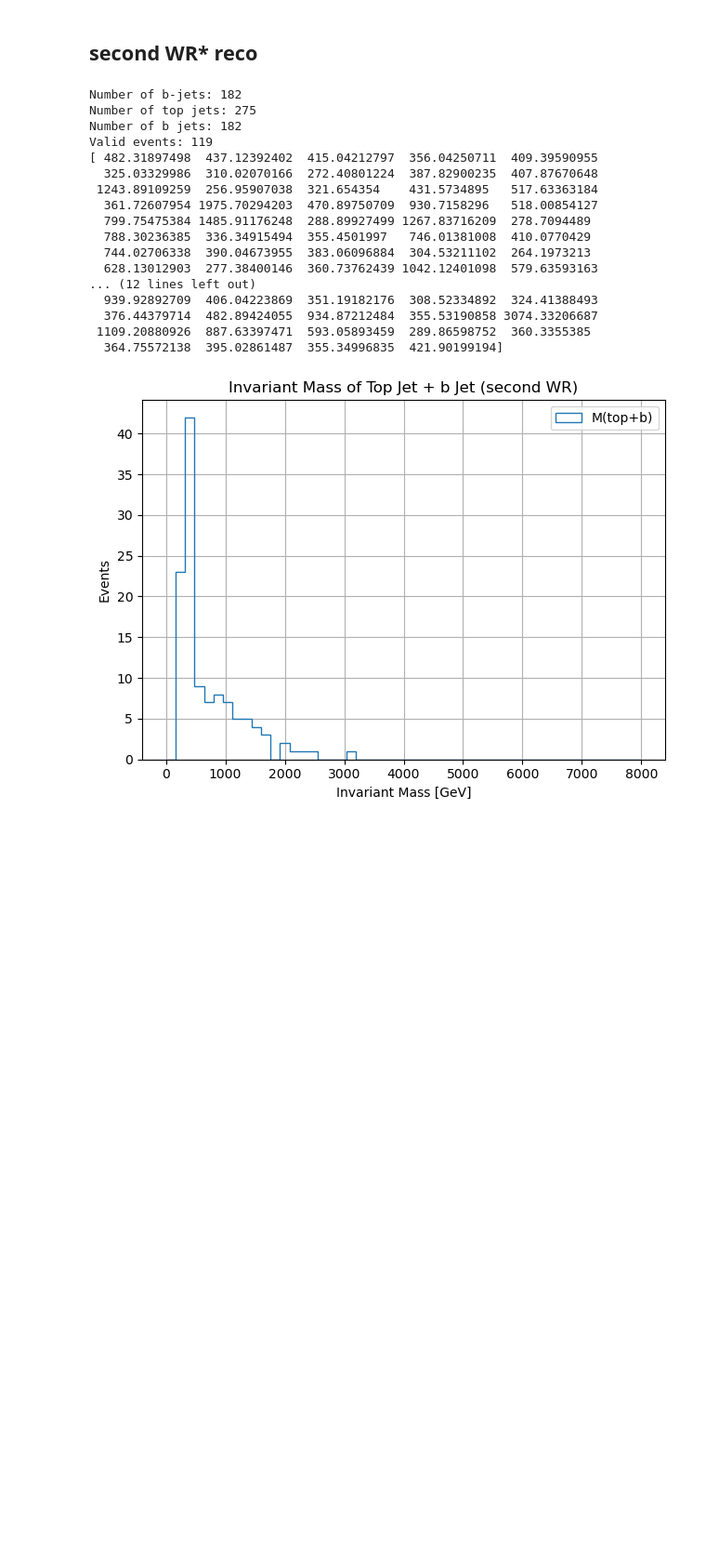
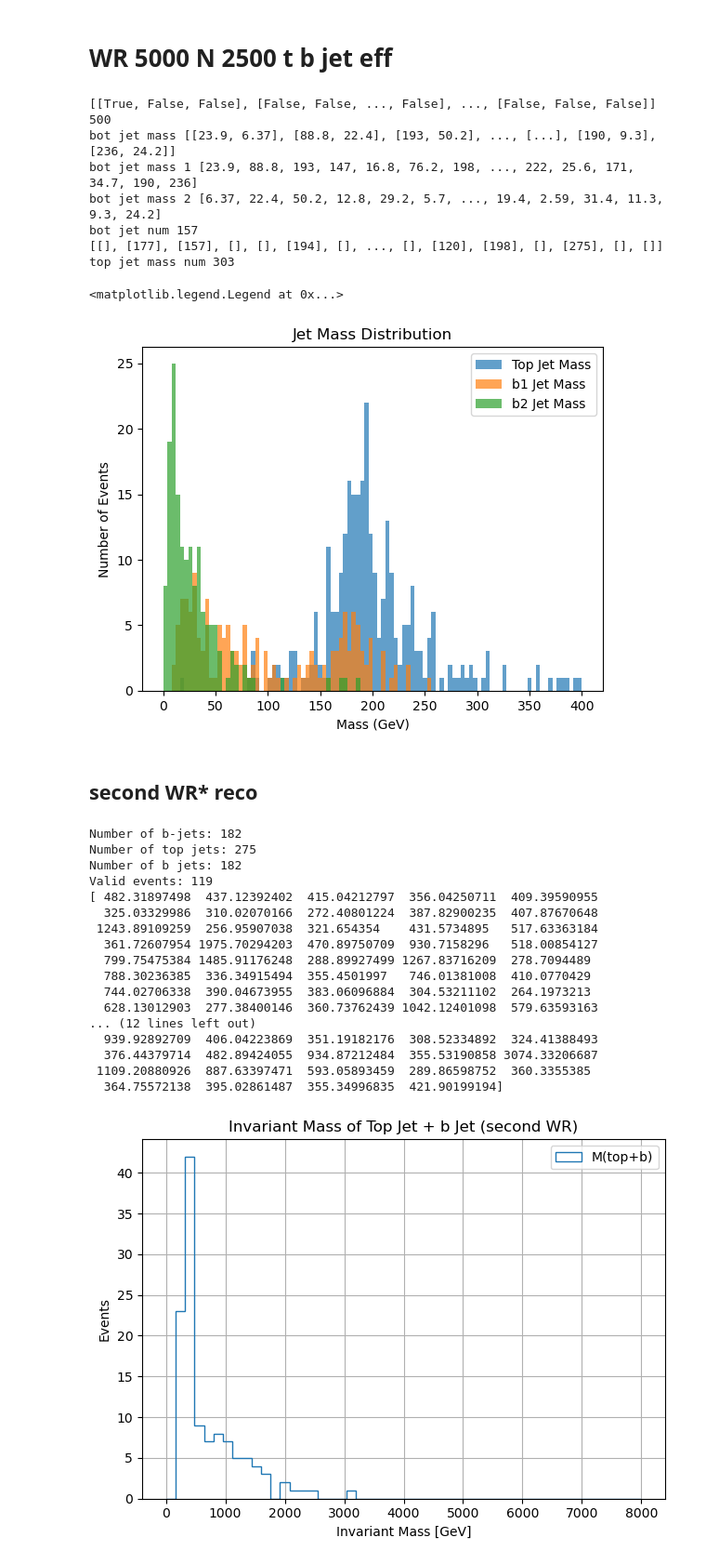
Before and after one commit to HEPchihwan/LRSM_tb_channel, a Jupyter notebook: SAMPLEPRODUCTION/using matrix/Detectorlevel_reco_nocut.ipynb, the cells around one changed output. Shown at 93% size. Drawn from its saved outputs; the diff is of its cells as text; code cells hidden in the pictures; blank space fills up the shorter version.

```diff
--- a/SAMPLEPRODUCTION/using matrix/Detectorlevel_reco_nocut.ipynb
+++ b/SAMPLEPRODUCTION/using matrix/Detectorlevel_reco_nocut.ipynb
@@ -85,3 +80,81 @@ top jet mass num 295
+# %% [markdown]
+# WR 5000 N 2500 t b jet eff
+# %%
+from importlib import import_module
+import os
+import sys
+import argparse
+import linecache
+import uproot
+import vector
+import math
+import numpy as np
+import matplotlib.pyplot as plt
+import awkward as ak
+
+
+
+sample = "/data6/Users/snuintern1/LRSM_tb_channel/SAMPLEPRODUCTION/WRtoNMutoMuMuTB-HadTop_MWR-5000_MN-2500_13p6TeV/Run3Summer22NanoAODv12_WRtoNMutoMuMuTB-HadTop_MWR-5000_MN-2500_13p6TeV_3.root"
+file = uproot.open(sample)
+events = file["Events"]
+keys = events.keys()
+
+pdgid = events["LHEPart_pdgId"].array()
+toptagger = events["FatJet_particleNetWithMass_TvsQCD"].array()
+wtagger = events["FatJet_particleNetWithMass_WvsQCD"].array()
+fatjetmass = events["FatJet_mass"].array()
+fatjetpt = events["FatJet_pt"].array()
+jetmass = events["Jet_mass"].array()
+jeteta = events["Jet_eta"].array()
+FatJet_eta = events["FatJet_eta"].array()
+jetpt = events["Jet_pt"].array()
+btagger = events["Jet_btagPNetB"].array()
+topjetmask = (toptagger > 0.9)
+wmask = (wtagger > 0.9)
+print((wmask[ak.num(wmask) > 0]))  # wtagger가 0.9 이상인 이벤트만 필터링
+
+
+botjetmask = (btagger > 0.7)
+
+botjetmass = jetmass[botjetmask]
+print(len(botjetmass))
+
+
+# 이벤트별로 botjetmass가 2개 이상인 경우 첫 번째와 두 번째 값을 따로 저장
+botjetmass = botjetmass[ak.num(botjetmass) > 1]
+print("bot jet mass", botjetmass)
+botjetmass1 = botjetmass[:, 0]  # 첫 번째 b jet mass만 선택
+botjetmass2 = botjetmass[:, 1]  # 두 번째 b jet mass만 선택
+print("bot jet mass 1", botjetmass1)
+print("bot jet mass 2", botjetmass2)
+
+print("bot jet num",len(botjetmass))
+
+
+topjetmass = fatjetmass[topjetmask]
+print(topjetmass)
+topjetmass = ak.flatten(topjetmass)
+print("top jet mass num",len(topjetmass))
+
+
+plt.hist(topjetmass, bins=100, range=(0, 400), alpha=0.7, label='Top Jet Mass')
+plt.hist(botjetmass1, bins=100, range=(0, 400), alpha=0.7, label='b1 Jet Mass')
+plt.hist(botjetmass2, bins=100, range=(0, 400), alpha=0.7, label='b2 Jet Mass')
+plt.xlabel('Mass (GeV)')
+plt.ylabel('Number of Events')
+plt.title('Jet Mass Distribution')
+plt.legend()
+# %% [output]
+[[True, False, False], [False, False, ..., False], ..., [False, False, False]]
+500
+bot jet mass [[23.9, 6.37], [88.8, 22.4], [193, 50.2], ..., [...], [190, 9.3], [236, 24.2]]
+bot jet mass 1 [23.9, 88.8, 193, 147, 16.8, 76.2, 198, ..., 222, 25.6, 171, 34.7, 190, 236]
+bot jet mass 2 [6.37, 22.4, 50.2, 12.8, 29.2, 5.7, ..., 19.4, 2.59, 31.4, 11.3, 9.3, 24.2]
+bot jet num 157
+[[], [177], [157], [], [], [194], [], ..., [], [120], [198], [], [275], [], []]
+top jet mass num 303
+<matplotlib.legend.Legend at 0x...>
+[figure, added]
 # %% [markdown]
 ## second WR* reco
 # %%
```
Also changed, not shown: parts of 8 cells of this notebook, 3 other files.
